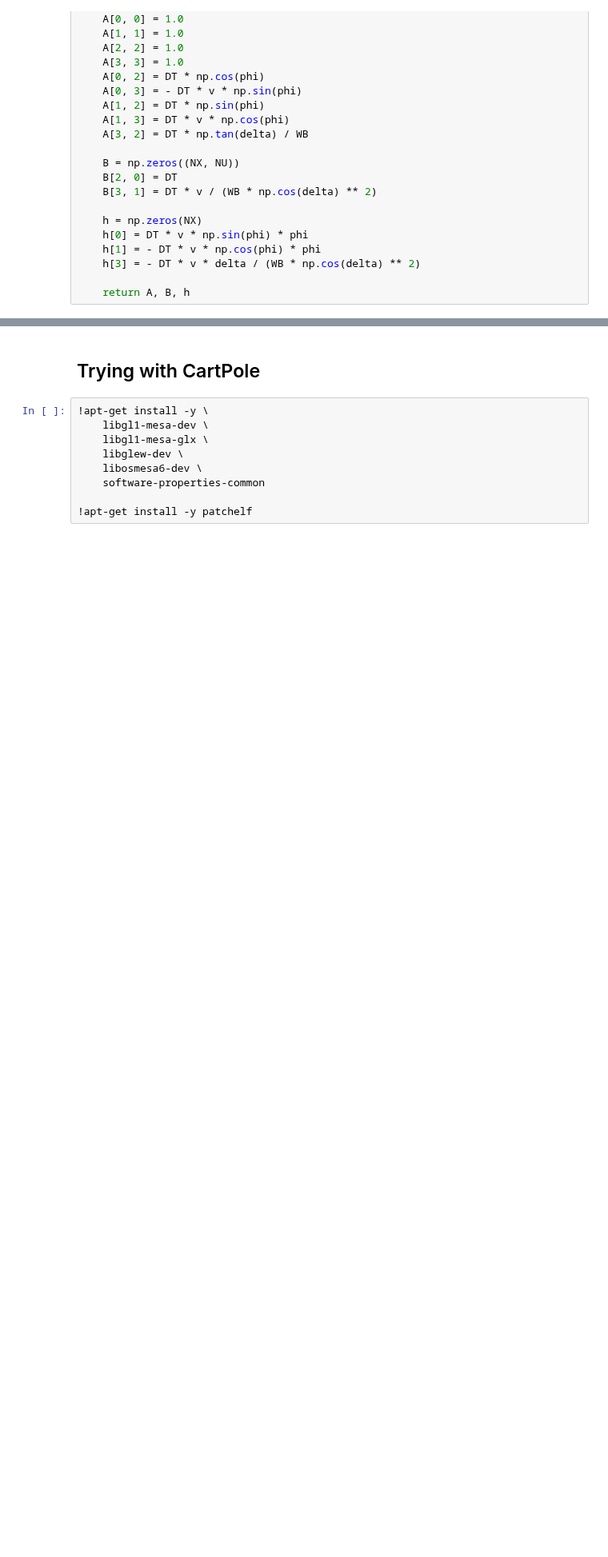
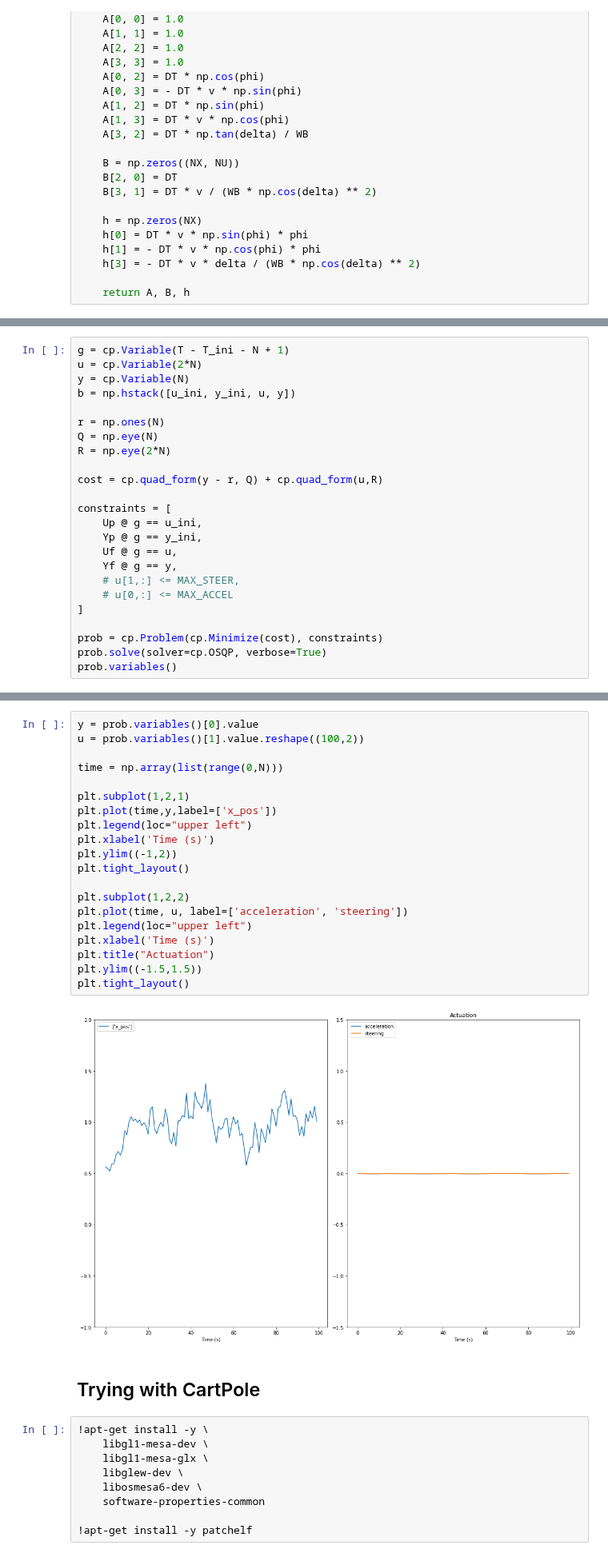
Before and after one commit to michael-cummins/DeePC-HUNT, a Jupyter notebook: notebooks/deepc.ipynb, the cells around one changed output, grey strips where cells are left out. Shown at 80% size. Drawn from its saved outputs; the diff is of its cells as text; blank space fills up the shorter version.

Commit message:
Added back plots for car system, mujoco won't work on my colab anymore

```diff
--- a/notebooks/deepc.ipynb
+++ b/notebooks/deepc.ipynb
@@ -138,0 +139,24 @@ Y = (101, 250), Yp = (1, 250), Yf = (100, 250)
+# %%
+g = cp.Variable(T - T_ini - N + 1)
+u = cp.Variable(2*N)
+y = cp.Variable(N)
+b = np.hstack([u_ini, y_ini, u, y])
+
+r = np.ones(N)
+Q = np.eye(N)
+R = np.eye(2*N)
+
+cost = cp.quad_form(y - r, Q) + cp.quad_form(u,R)
+
+constraints = [
+    Up @ g == u_ini,
+    Yp @ g == y_ini,
+    Uf @ g == u,
+    Yf @ g == y,
+    # u[1,:] <= MAX_STEER,
+    # u[0,:] <= MAX_ACCEL
+]
+
+prob = cp.Problem(cp.Minimize(cost), constraints)
+prob.solve(solver=cp.OSQP, verbose=True)
+prob.variables()
@@ -139,3 +182,25 @@ Y = (101, 250), Yp = (1, 250), Yf = (100, 250)
+# %%
+y = prob.variables()[0].value
+u = prob.variables()[1].value.reshape((100,2))
+
+time = np.array(list(range(0,N)))
+
+plt.subplot(1,2,1)
+plt.plot(time,y,label=['x_pos'])
+plt.legend(loc="upper left")
+plt.xlabel('Time (s)')
+plt.ylim((-1,2))
+plt.tight_layout()
+
+plt.subplot(1,2,2)
+plt.plot(time, u, label=['acceleration', 'steering'])
+plt.legend(loc="upper left")
+plt.xlabel('Time (s)')
+plt.title("Actuation")
+plt.ylim((-1.5,1.5))
+plt.tight_layout()
+# %% [output]
+[figure, added]
 # %% [markdown]
 ## Trying with CartPole
 # %%
```
Also changed, not shown: parts of 11 cells of this notebook.
